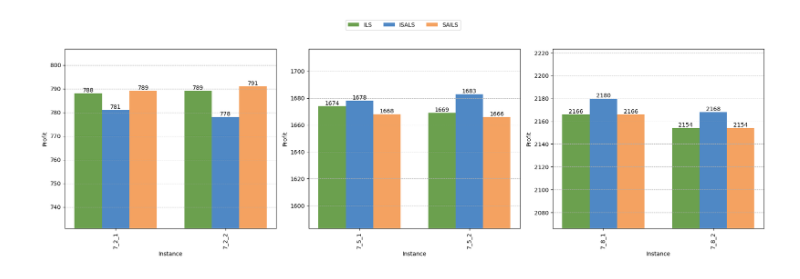
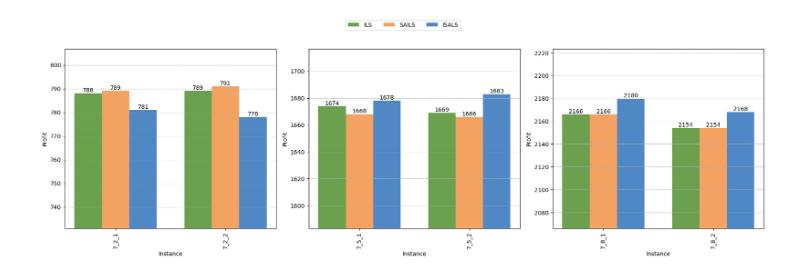
Before and after one commit to MxHbm/IM_Challenge, a Jupyter notebook: Data/Analysis/Algorithm_comparison/Operative/profit_comparison.ipynb, the cells around one changed output. Drawn from its saved outputs; the diff is of its cells as text; code cells hidden in the pictures.

```diff
--- a/Data/Analysis/Algorithm_comparison/Operative/profit_comparison.ipynb
+++ b/Data/Analysis/Algorithm_comparison/Operative/profit_comparison.ipynb
@@ -1,7 +1,6 @@
 # %%
 import pandas as pd
 import matplotlib.pyplot as plt
-
 
 # Load the CSV files (assuming they are in the same folder as the Jupyter notebook)
 ils_file = './ILS_721_722_751_752_781_782_results_2h.csv'
@@ -30,21 +29,21 @@ def plot_instance_group_with_custom_min(prefix, min_value, file_name):
 
     plt.figure(figsize=(8, 6))
 
-    # Plot the bars with custom muted colors
+    # Reorder the bars to ILS, SAILS, ISALS
     bar_ils = plt.bar(x, profits_ils, width=0.25, label='ILS', color='#6ba04e', align='center')  # Muted green
-    bar_isals = plt.bar([i + 0.25 for i in x], profits_isals, width=0.25, label='ISALS', color='#4f88c5', align='center')  # Muted blue
-    bar_sails = plt.bar([i + 0.5 for i in x], profits_sails, width=0.25, label='SAILS', color='#f4a261', align='center')  # Muted orange
+    bar_sails = plt.bar([i + 0.25 for i in x], profits_sails, width=0.25, label='SAILS', color='#f4a261', align='center')  # Muted orange
+    bar_isals = plt.bar([i + 0.5 for i in x], profits_isals, width=0.25, label='ISALS', color='#4f88c5', align='center')  # Muted blue
 
     # Add the profit values on top of each bar
     for bar in bar_ils:
         height = bar.get_height()
         plt.text(bar.get_x() + bar.get_width() / 2, height, f'{height:.0f}', ha='center', va='bottom')
 
-    for bar in bar_isals:
+    for bar in bar_sails:
         height = bar.get_height()
         plt.text(bar.get_x() + bar.get_width() / 2, height, f'{height:.0f}', ha='center', va='bottom')
 
-    for bar in bar_sails:
+    for bar in bar_isals:
         height = bar.get_height()
         plt.text(bar.get_x() + bar.get_width() / 2, height, f'{height:.0f}', ha='center', va='bottom')
 
@@ -96,7 +95,6 @@ def plot_instance_group_with_custom_min(ax, prefix, min_value):
     # Adjusting the filter to match instances starting with the prefix
     subset_df = merged_df[merged_df['Instance'].str.startswith(prefix)]
 
-
     instances = subset_df['Instance']
     profits_ils = subset_df['Profit_ILS']
     profits_isals = subset_df['Profit_ISALS']
@@ -104,21 +102,21 @@ def plot_instance_group_with_custom_min(ax, prefix, min_value):
 
     x = range(len(instances))  # Positions for the bars
 
-    # Plot the bars with custom muted colors
+    # Reorder the bars: ILS, SAILS, ISALS
     bar_ils = ax.bar(x, profits_ils, width=0.25, label='ILS', color='#6ba04e', align='center')  # Muted green
-    bar_isals = ax.bar([i + 0.25 for i in x], profits_isals, width=0.25, label='ISALS', color='#4f88c5', align='center')  # Muted blue
-    bar_sails = ax.bar([i + 0.5 for i in x], profits_sails, width=0.25, label='SAILS', color='#f4a261', align='center')  # Muted orange
+    bar_sails = ax.bar([i + 0.25 for i in x], profits_sails, width=0.25, label='SAILS', color='#f4a261', align='center')  # Muted orange
+    bar_isals = ax.bar([i + 0.5 for i in x], profits_isals, width=0.25, label='ISALS', color='#4f88c5', align='center')  # Muted blue
 
     # Add the profit values on top of each bar
     for bar in bar_ils:
         height = bar.get_height()
         ax.text(bar.get_x() + bar.get_width() / 2, height, f'{height:.0f}', ha='center', va='bottom')
 
-    for bar in bar_isals:
+    for bar in bar_sails:
         height = bar.get_height()
         ax.text(bar.get_x() + bar.get_width() / 2, height, f'{height:.0f}', ha='center', va='bottom')
 
-    for bar in bar_sails:
+    for bar in bar_isals:
         height = bar.get_height()
         ax.text(bar.get_x() + bar.get_width() / 2, height, f'{height:.0f}', ha='center', va='bottom')
 
@@ -126,32 +124,32 @@ def plot_instance_group_with_custom_min(ax, prefix, min_value):
     ax.set_ylabel('Profit')
     ax.set_xticks([i + 0.25 for i in x])
     ax.set_xticklabels(instances, rotation=90)
 
     # Set the y-limit based on actual data, with a small margin
     max_profit = max(profits_ils.max(), profits_isals.max(), profits_sails.max())
     ax.set_ylim(min_value, max_profit * 1.02)
     ax.grid(True, axis='y', linestyle='--', linewidth=0.7)  # Grid lines only on y-axis
 
 # Create the figure with 3 subplots side by side, no shared y-axis
 fig, axes = plt.subplots(1, 3, figsize=(18, 6))  # One row, three columns, no shared y-axis
 
 # Plot each group of instances
 plot_instance_group_with_custom_min(axes[0], '7_2', 731)
 plot_instance_group_with_custom_min(axes[1], '7_5', 1583)
 plot_instance_group_with_custom_min(axes[2], '7_8', 2066)
 
 # Add a single legend for the entire figure
 handles, labels = axes[0].get_legend_handles_labels()
 fig.legend(handles, labels, loc='upper center', ncol=3)
 
 # Adjust layout for a cleaner look and leave more space for the legend
 plt.subplots_adjust(top=0.85)  # Increase top margin for the legend
 plt.tight_layout(rect=[0, 0, 1, 0.90])  # Leave more space for the legend
 
 # Save the combined figure
-plt.savefig('operative_profit_comparison_combined_fixed.png', format='png', dpi=300)
+plt.savefig('operative_profit_comparison_combined.png', format='png', dpi=300)
 
 # Show the combined figure
 plt.show()
 # %% [output]
-[figure, old version]
+[figure, new version]
```
Also changed, not shown: parts of 1 cell of this notebook, 10 other files.
